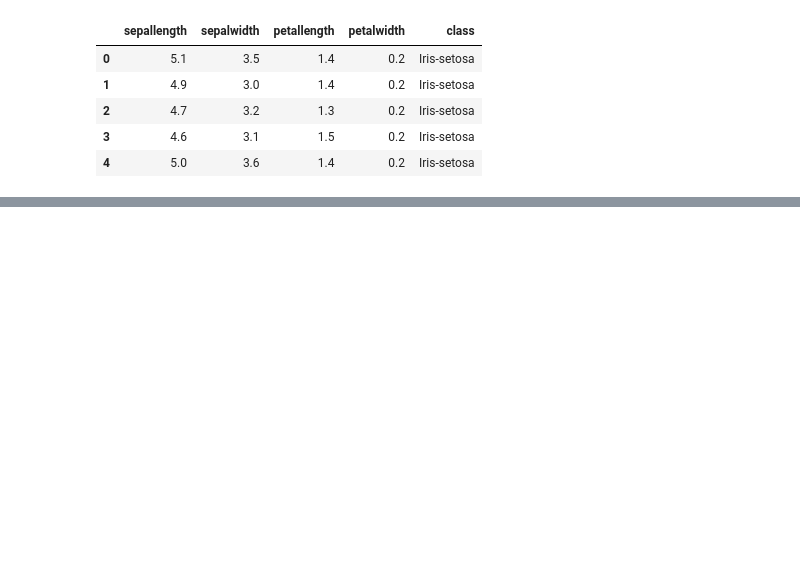
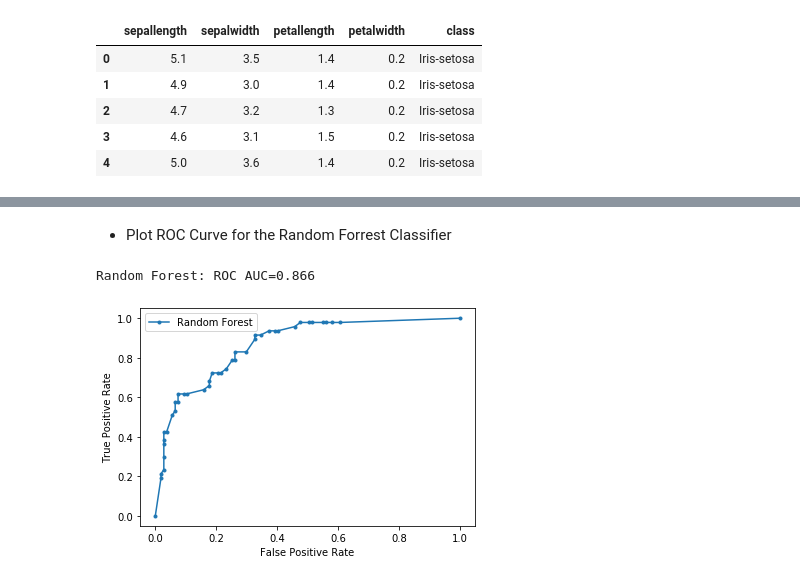
Before and after one commit to okabamac/ML_Assignment, a Jupyter notebook: assignment.ipynb, the cells around one changed output, grey strips where cells are left out. Drawn from its saved outputs; the diff is of its cells as text; code cells hidden in the pictures; blank space fills up the shorter version.

```diff
--- a/assignment.ipynb
+++ b/assignment.ipynb
@@ -367,0 +301,6 @@ NameError: name 'model' is not defined
+# %%
+d = {'tested_negative': 0, 'tested_positive': 1, }
+
+diabetesdf['class'] = diabetesdf['class'].map(d)
+
+diabetesdf.head()
@@ -367,0 +337,4 @@ NameError: name 'model' is not defined
+# %%
+# Get data and labels from the df
+diabetesFeatures = diabetesdf.values[:, 0:8]
+diabetesLabels = diabetesdf.values[:, 8]
@@ -367,0 +343,4 @@ NameError: name 'model' is not defined
+# %%
+# Apply std scaler
+scaler = StandardScaler()
+diabetestFeatures = scaler.fit_transform(diabetestFeatures)
@@ -367,0 +349,5 @@ NameError: name 'model' is not defined
+# %%
+X_train, X_test, y_train, y_test = train_test_split(diabetestFeatures, diabetesLabels, test_size=0.2, random_state=0, shuffle=True)
+lda = LDA(n_components=2)
+X_train = lda.fit_transform(X_train, y_train)
+X_test = lda.transform(X_test)
@@ -367,0 +380,25 @@ NameError: name 'model' is not defined
+# %% [markdown]
+* Plot ROC Curve for the Random Forrest Classifier
+# %%
+# predict probabilities
+lr_probs = classifier.predict_proba(X_test)
+# keep probabilities for the positive outcome only
+lr_probs = lr_probs[:, 1]
+# calculate scores
+lr_auc = roc_auc_score(y_test, lr_probs)
+# summarize scores
+print('Random Forest: ROC AUC=%.3f' % (lr_auc))
+# calculate roc curves
+lr_fpr, lr_tpr, _ = roc_curve(y_test, lr_probs)
+# plot the roc curve for the model
+plt.plot(lr_fpr, lr_tpr, marker='.', label='Random Forest')
+# axis labels
+plt.xlabel('False Positive Rate')
+plt.ylabel('True Positive Rate')
+# show the legend
+plt.legend()
+# show the plot
+plt.show()
+# %% [output]
+Random Forest: ROC AUC=0.866
+[figure, added]
```
Also changed, not shown: parts of 62 cells of this notebook, 2 other files.
